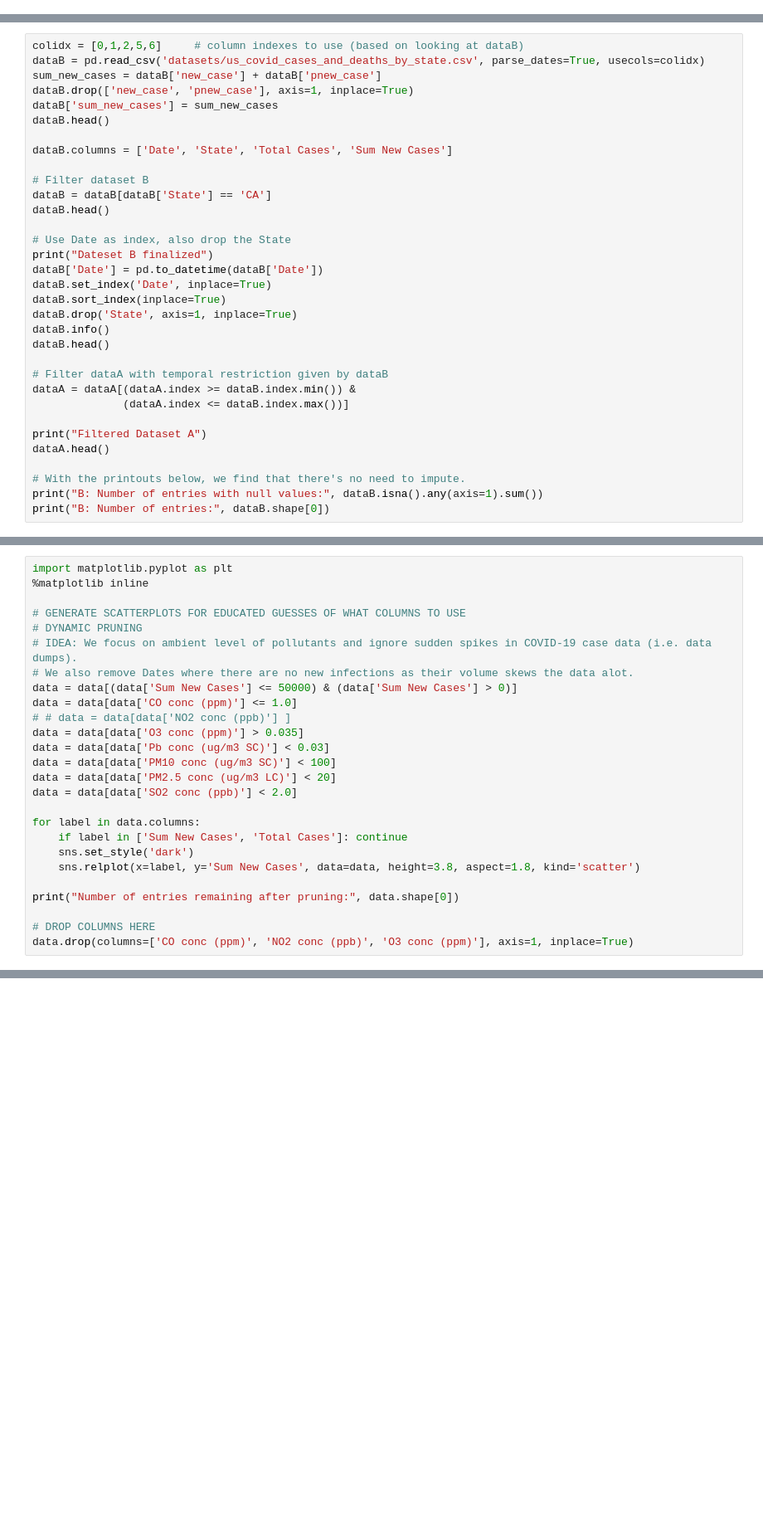
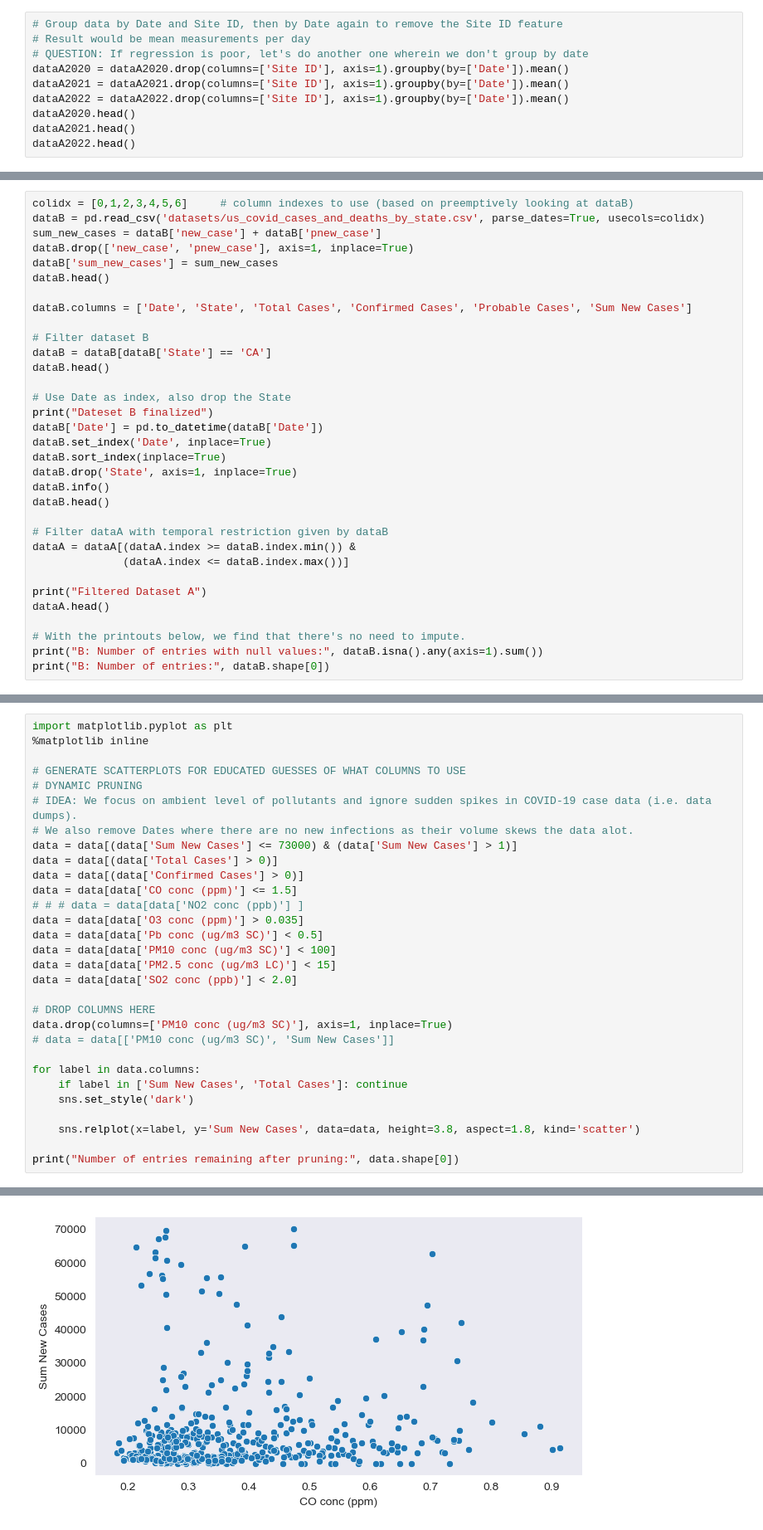
Before and after one commit to YSHebron/cs180-final-project, a Jupyter notebook: cs180-fp-2.ipynb, the cells around one changed output, grey strips where cells are left out. Shown at 83% size. Drawn from its saved outputs; the diff is of its cells as text; blank space fills up the shorter version.

```diff
--- a/cs180-fp-2.ipynb
+++ b/cs180-fp-2.ipynb
@@ -87,0 +77,10 @@ print("A: Number of entries:", dataA.shape[0])
+# %%
+# Group data by Date and Site ID, then by Date again to remove the Site ID feature
+# Result would be mean measurements per day
+# QUESTION: If regression is poor, let's do another one wherein we don't group by date
+dataA2020 = dataA2020.drop(columns=['Site ID'], axis=1).groupby(by=['Date']).mean()
+dataA2021 = dataA2021.drop(columns=['Site ID'], axis=1).groupby(by=['Date']).mean()
+dataA2022 = dataA2022.drop(columns=['Site ID'], axis=1).groupby(by=['Date']).mean()
+dataA2020.head()
+dataA2021.head()
+dataA2022.head()
@@ -88,12 +198,12 @@ print("A: Number of entries:", dataA.shape[0])
 # %%
-colidx = [0,1,2,5,6]     # column indexes to use (based on looking at dataB)
+colidx = [0,1,2,3,4,5,6]     # column indexes to use (based on preemptively looking at dataB)
 dataB = pd.read_csv('datasets/us_covid_cases_and_deaths_by_state.csv', parse_dates=True, usecols=colidx)
 sum_new_cases = dataB['new_case'] + dataB['pnew_case']
 dataB.drop(['new_case', 'pnew_case'], axis=1, inplace=True)
 dataB['sum_new_cases'] = sum_new_cases
 dataB.head()
 
-dataB.columns = ['Date', 'State', 'Total Cases', 'Sum New Cases']
+dataB.columns = ['Date', 'State', 'Total Cases', 'Confirmed Cases', 'Probable Cases', 'Sum New Cases']
 
 # Filter dataset B
 dataB = dataB[dataB['State'] == 'CA']
@@ -130,21 +296,26 @@ import matplotlib.pyplot as plt
 # DYNAMIC PRUNING
 # IDEA: We focus on ambient level of pollutants and ignore sudden spikes in COVID-19 case data (i.e. data dumps).
 # We also remove Dates where there are no new infections as their volume skews the data alot.
-data = data[(data['Sum New Cases'] <= 50000) & (data['Sum New Cases'] > 0)]
-data = data[data['CO conc (ppm)'] <= 1.0]
-# # data = data[data['NO2 conc (ppb)'] ]
+data = data[(data['Sum New Cases'] <= 73000) & (data['Sum New Cases'] > 1)]
+data = data[(data['Total Cases'] > 0)]
+data = data[(data['Confirmed Cases'] > 0)]
+data = data[data['CO conc (ppm)'] <= 1.5]
+# # # data = data[data['NO2 conc (ppb)'] ]
 data = data[data['O3 conc (ppm)'] > 0.035]
-data = data[data['Pb conc (ug/m3 SC)'] < 0.03]
+data = data[data['Pb conc (ug/m3 SC)'] < 0.5]
 data = data[data['PM10 conc (ug/m3 SC)'] < 100]
-data = data[data['PM2.5 conc (ug/m3 LC)'] < 20]
+data = data[data['PM2.5 conc (ug/m3 LC)'] < 15]
 data = data[data['SO2 conc (ppb)'] < 2.0]
+
+# DROP COLUMNS HERE
+data.drop(columns=['PM10 conc (ug/m3 SC)'], axis=1, inplace=True)
+# data = data[['PM10 conc (ug/m3 SC)', 'Sum New Cases']]
 
 for label in data.columns:
     if label in ['Sum New Cases', 'Total Cases']: continue
     sns.set_style('dark')
+
     sns.relplot(x=label, y='Sum New Cases', data=data, height=3.8, aspect=1.8, kind='scatter')
 
 print("Number of entries remaining after pruning:", data.shape[0])
-
-# DROP COLUMNS HERE
-data.drop(columns=['CO conc (ppm)', 'NO2 conc (ppb)', 'O3 conc (ppm)'], axis=1, inplace=True)
+# %% [output]
@@ -150,0 +330 @@ data.drop(columns=['CO conc (ppm)', 'NO2 conc (ppb)', 'O3 conc (ppm)'], axis=1,
+[figure, added]
```
Also changed, not shown: parts of 23 cells of this notebook, 1 other file.
